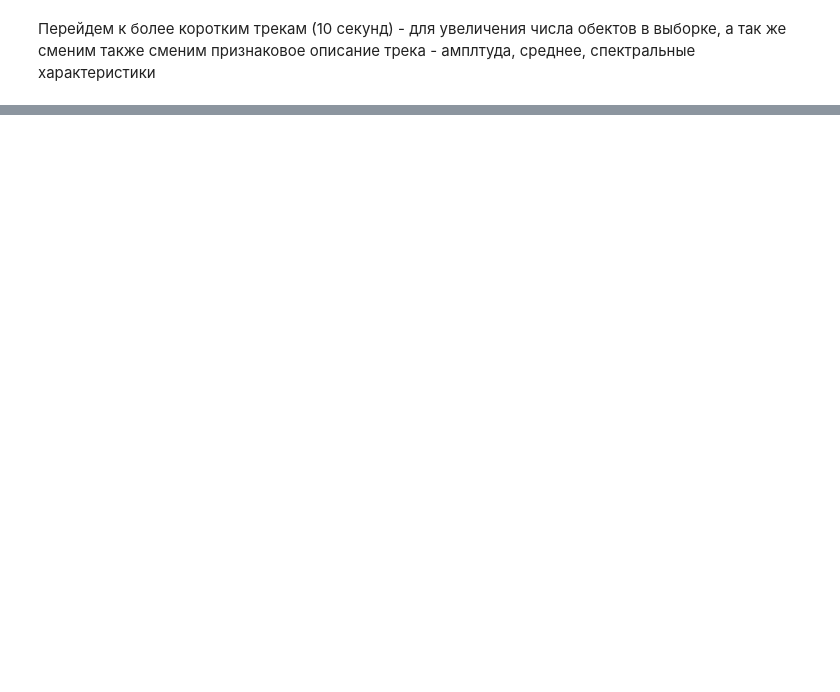
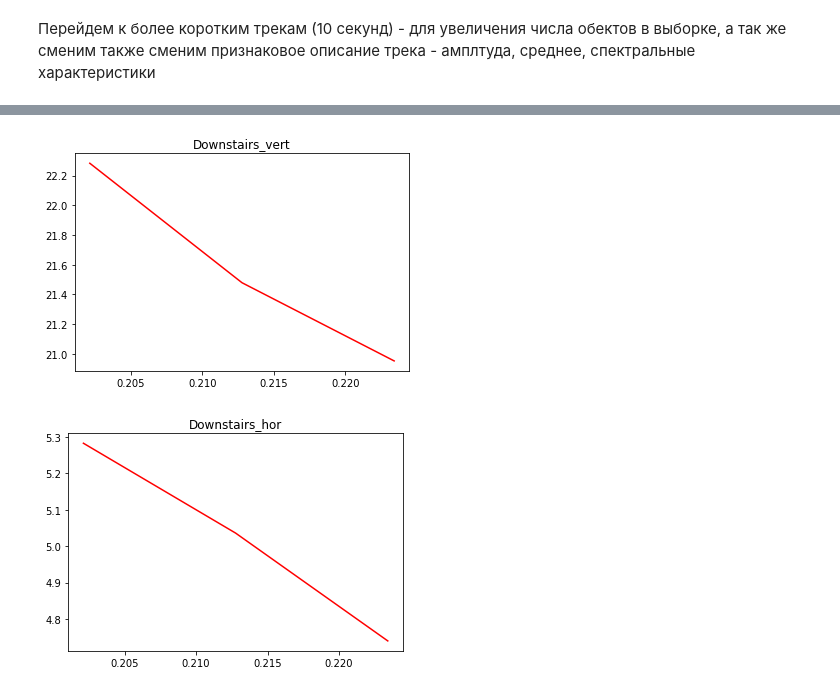
Before and after one commit to norrilsk/str_sht, a Jupyter notebook: Accelerometr.ipynb, the cells around one changed output, grey strips where cells are left out. Drawn from its saved outputs; the diff is of its cells as text; code cells hidden in the pictures; blank space fills up the shorter version.

```diff
--- a/Accelerometr.ipynb
+++ b/Accelerometr.ipynb
@@ -243,0 +245,54 @@ plt.show()
+# %%
+#FFT
+FFT = np.fft.fft(data[data.track == random_track_num]['vert_acc'])
+freq = np.fft.fftfreq(data[data.track == random_track_num]['time'].shape[-1])
+#Sort
+pack = list(zip(freq, FFT.real))
+pack.sort()
+freq, FFT = zip(*pack)
+#Gaussian_blur
+#min_index =
+freq_lenght = -(len(freq)//2 +len(freq)//20) +(len(freq) -10)
+time_FFT = [0.0]*(freq_lenght- 6*sigma)
+time_freq = [0.0]*(freq_lenght - 6 *sigma)
+
+for i in range (3*sigma,freq_lenght-3*sigma):
+    for j in range (6*sigma+1):
+        time_FFT[i- 3*sigma] = time_FFT[i - 3*sigma]+FFT[ len(freq)//2+ len(freq)//20 + i-3*sigma + j]**2*gauss_kernel[j]
+    time_freq[i- 3*sigma]  = freq[len(freq)//2+len(freq)//20+ i]
+freq = time_freq
+FFT = time_FFT
+
+#plot
+plt.plot(freq, FFT,color = color_for_rand)
+plt.title(type_act_for_rand+"_vert")
+plt.show()
+
+
+#FFT
+FFT = np.fft.fft(data[data.track == random_track_num]['hor_acc'])
+freq = np.fft.fftfreq(data[data.track == random_track_num]['time'].shape[-1])
+#Sort
+pack = list(zip(freq, FFT.real))
+pack.sort()
+freq, FFT = zip(*pack)
+#Gaussian_blur
+#min_index =
+freq_lenght = -(len(freq)//2 +len(freq)//20) +(len(freq) -10)
+time_FFT = [0.0]*(freq_lenght- 6*sigma)
+time_freq = [0.0]*(freq_lenght - 6 *sigma)
+for i in range (3*sigma,freq_lenght-3*sigma):
+    for j in range (6*sigma+1):
+        time_FFT[i- 3*sigma] = time_FFT[i - 3*sigma]+FFT[ len(freq)//2+ len(freq)//20 + i-3*sigma + j]**2*gauss_kernel[j]
+    time_freq[i- 3*sigma]  = freq[len(freq)//2+len(freq)//20+ i]
+freq = time_freq
+FFT = time_FFT
+
+
+#plot
+plt.plot(freq, FFT,color = color_for_rand)
+plt.title(type_act_for_rand+"_hor")
+plt.show()
+# %% [output]
+[figure, added]
+[figure, added]
```
Also changed, not shown: parts of 11 cells of this notebook.
